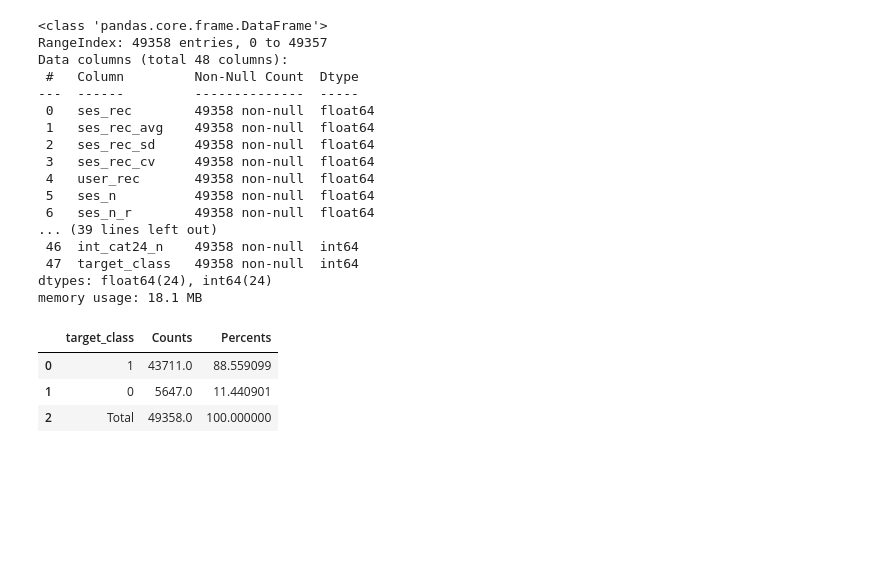
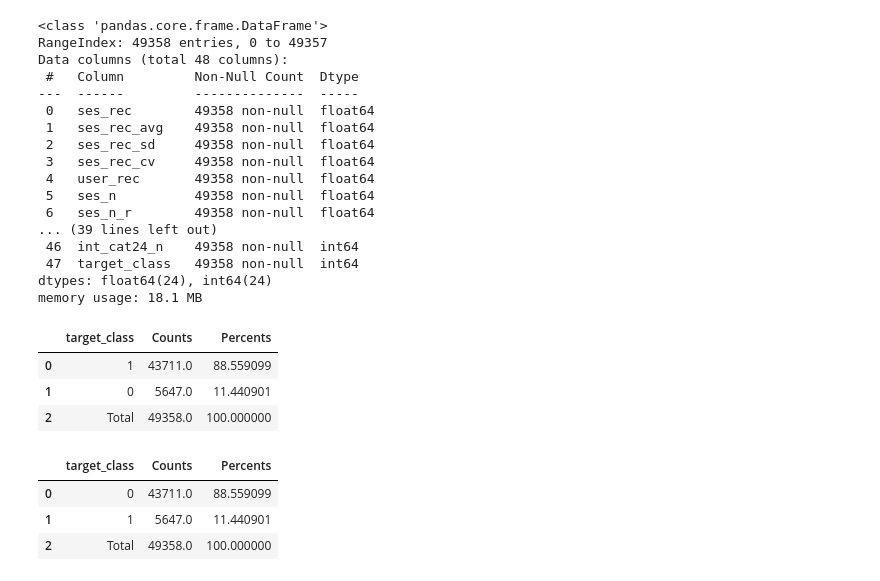
Before and after one commit to ShamilShukurov/ADA_GWU_Master_Thesis, a Jupyter notebook: Code/Data_Collection.ipynb, the cells around one changed output. Drawn from its saved outputs; the diff is of its cells as text; code cells hidden in the pictures; blank space fills up the shorter version.

```diff
--- a/Code/Data_Collection.ipynb
+++ b/Code/Data_Collection.ipynb
@@ -1312,4 +1312,14 @@ get_stats(churn_df,"target_class")
 | 0 | 1 | 43711.0 | 88.559099 |
 | 1 | 0 | 5647.0 | 11.440901 |
 | 2 | Total | 49358.0 | 100.000000 |
+# %%
+churn_df_p = churn_df.drop(columns = "visitorid")
+churn_df_p["target_class"] = np.abs(churn_df_p.target_class - 1)
+# %%
+get_stats(churn_df_p,"target_class")
+# %% [output]
+|  | target_class | Counts | Percents |
+| 0 | 0 | 43711.0 | 88.559099 |
+| 1 | 1 | 5647.0 | 11.440901 |
+| 2 | Total | 49358.0 | 100.000000 |
 # %%
```
Also changed, not shown: parts of 1 cell of this notebook, 5 other files.
